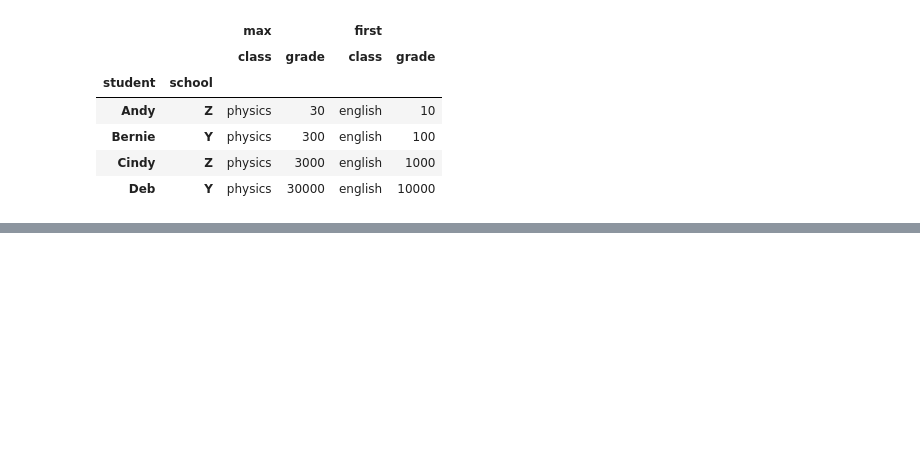
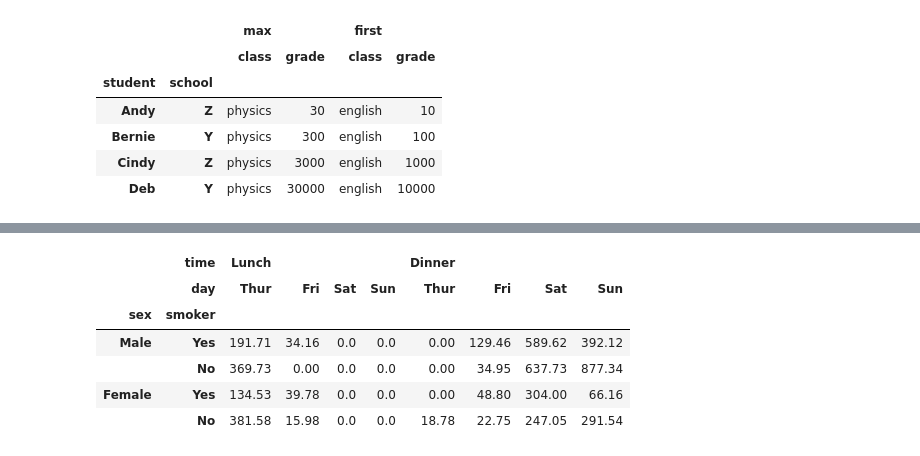
Before and after one commit to gsdavis1959/Python, a Jupyter notebook: PandasLongToWide.ipynb, the cells around one changed output, grey strips where cells are left out. Cells and saved outputs as stored; diff of their text form; code cells hidden in the pictures; blank space fills up the shorter version.

```diff
--- a/PandasLongToWide.ipynb
+++ b/PandasLongToWide.ipynb
@@ -86,0 +274,10 @@ df_long.pivot_table(index="student",
+# %%
+multiple_groups.unstack().unstack()
+# %% [output]
+|  | time | Lunch |  |  |  | Dinner |  |  |  |
+|  | day | Thur | Fri | Sat | Sun | Thur | Fri | Sat | Sun |
+| sex | smoker |  |  |  |  |  |  |  |  |
+| Male | Yes | 191.71 | 34.16 | 0.0 | 0.0 | 0.00 | 129.46 | 589.62 | 392.12 |
+|  | No | 369.73 | 0.00 | 0.0 | 0.0 | 0.00 | 34.95 | 637.73 | 877.34 |
+| Female | Yes | 134.53 | 39.78 | 0.0 | 0.0 | 0.00 | 48.80 | 304.00 | 66.16 |
+|  | No | 381.58 | 15.98 | 0.0 | 0.0 | 18.78 | 22.75 | 247.05 | 291.54 |
```
Also changed, not shown: parts of 14 cells of this notebook.
